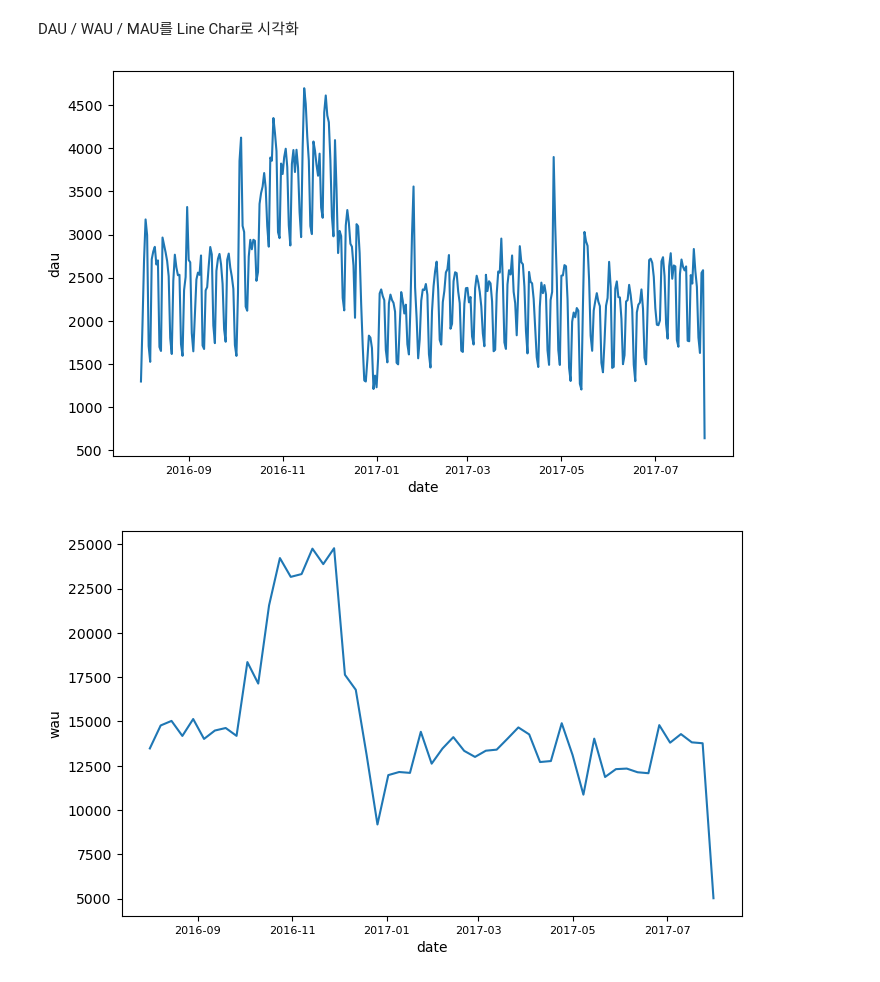
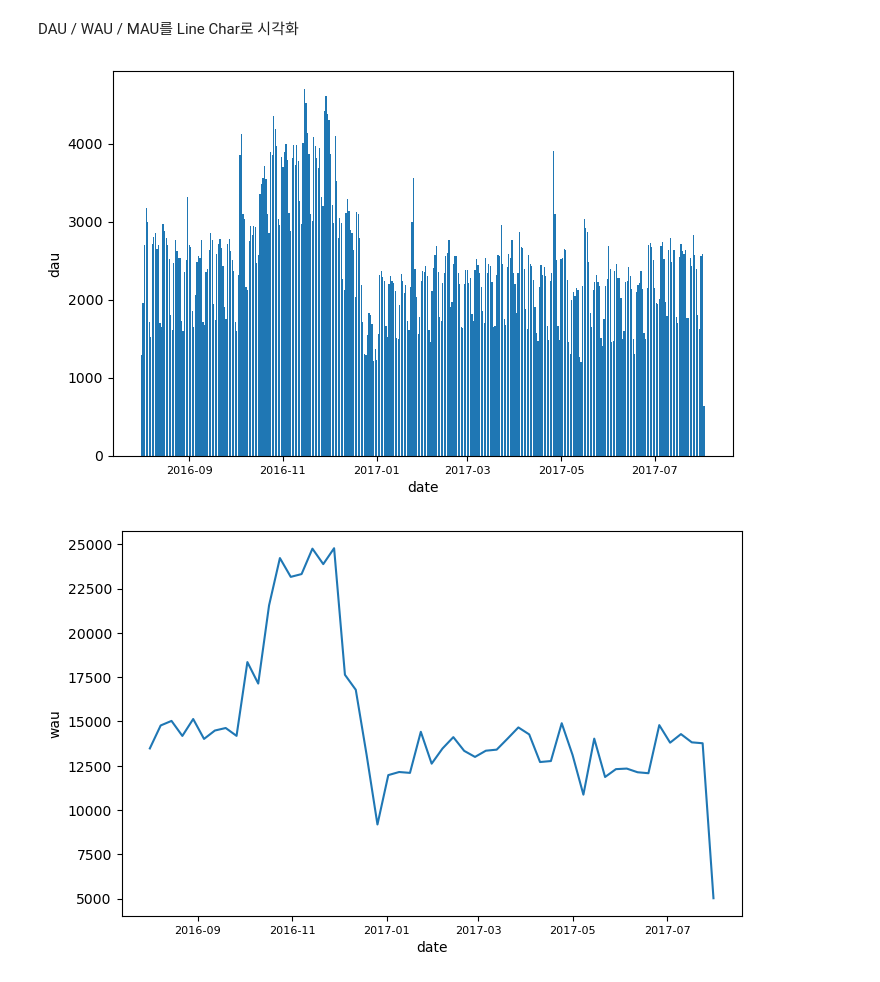
Before and after one commit to oddsmile/GAcustomerprediction, a Jupyter notebook: ga4과제풀어보기(2.13).ipynb, the cells around one changed output. Saved outputs shown, nothing was run; the diff lists cells and outputs as text; code cells hidden in the pictures.

```diff
--- a/ga4과제풀어보기(2.13).ipynb
+++ b/ga4과제풀어보기(2.13).ipynb
@@ -57,16 +57,16 @@ df['date'] = df['visitStartTime'].dt.date
 # %%
 # dau_df = df.groupby(df['date'])[['fullVisitorId']].count()
 dau_df = df['date'].value_counts().sort_index()
 
 plt.figure(figsize = (8,5))
 # plt.plot(dau_df.index, dau_df['fullVisitorId'])
-plt.plot(dau_df.index, dau_df.values)
+plt.bar(dau_df.index, dau_df.values)
 plt.xlabel('date')
 plt.ylabel('dau')
 plt.xticks(fontsize=8)
 plt.show()
 # %% [output]
-[figure, old version]
+[figure, new version]
 # %%
 # WAU구하기
 df['period_week'] = df['visitStartTime'].dt.to_period("W")
```
Also changed, not shown: parts of 8 cells of this notebook.
